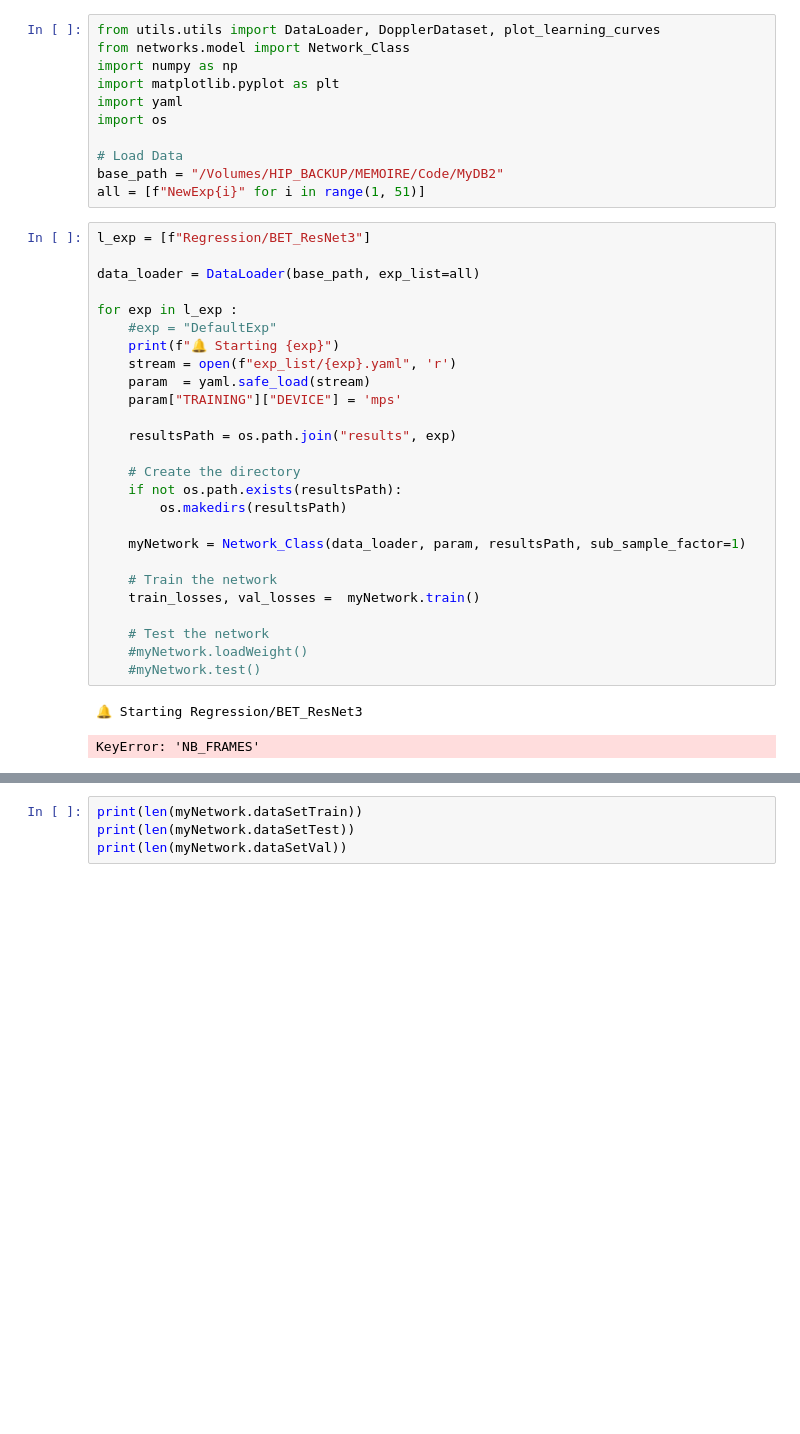
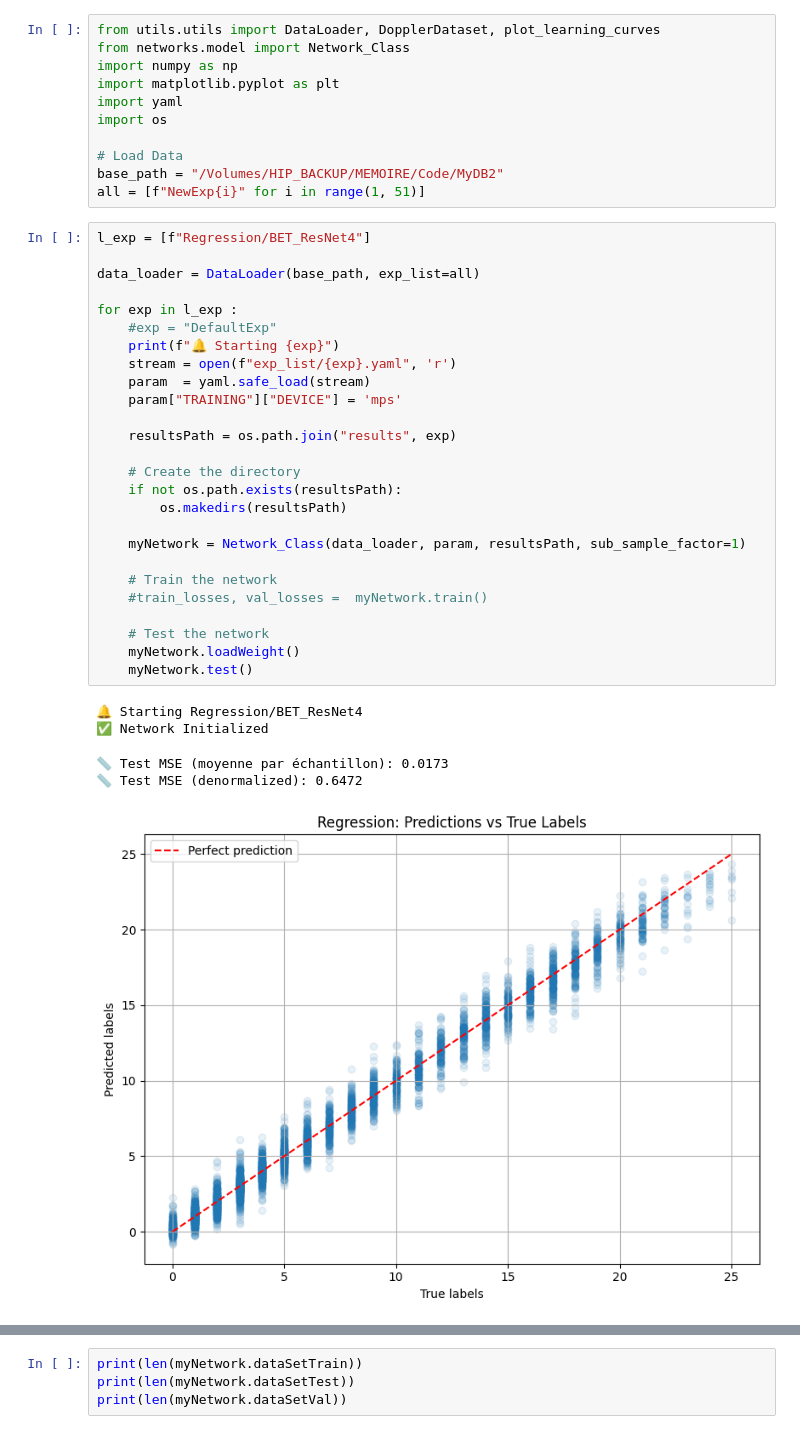
Before and after one commit to Hip02/CrowdMonitoring_Hip, a Jupyter notebook: DeepLearning/deep_learning_first_try.ipynb, the cells around one changed output, grey strips where cells are left out. Drawn from its saved outputs; the diff is of its cells as text; blank space fills up the shorter version.

```diff
--- a/DeepLearning/deep_learning_first_try.ipynb
+++ b/DeepLearning/deep_learning_first_try.ipynb
@@ -10,31 +10,34 @@ import os
 base_path = "/Volumes/HIP_BACKUP/MEMOIRE/Code/MyDB2"
 all = [f"NewExp{i}" for i in range(1, 51)]
 # %%
-l_exp = [f"Regression/BET_ResNet3"]
+l_exp = [f"Regression/BET_ResNet4"]
 
 data_loader = DataLoader(base_path, exp_list=all)
 
 for exp in l_exp :
     #exp = "DefaultExp"
     print(f"🔔 Starting {exp}")
     stream = open(f"exp_list/{exp}.yaml", 'r')
     param  = yaml.safe_load(stream)
     param["TRAINING"]["DEVICE"] = 'mps'
 
     resultsPath = os.path.join("results", exp)
 
     # Create the directory
     if not os.path.exists(resultsPath):
         os.makedirs(resultsPath)
 
     myNetwork = Network_Class(data_loader, param, resultsPath, sub_sample_factor=1)
 
     # Train the network
-    train_losses, val_losses =  myNetwork.train()
+    #train_losses, val_losses =  myNetwork.train()
 
     # Test the network
-    #myNetwork.loadWeight()
-    #myNetwork.test()
+    myNetwork.loadWeight()
+    myNetwork.test()
 # %% [output]
-🔔 Starting Regression/BET_ResNet3
+🔔 Starting Regression/BET_ResNet4
+✅ Network Initialized
-KeyError: 'NB_FRAMES'
+📏 Test MSE (moyenne par échantillon): 0.0173
+📏 Test MSE (denormalized): 0.6472
+[figure, added]
```
Also changed, not shown: parts of 2 cells of this notebook, 4 other files.
